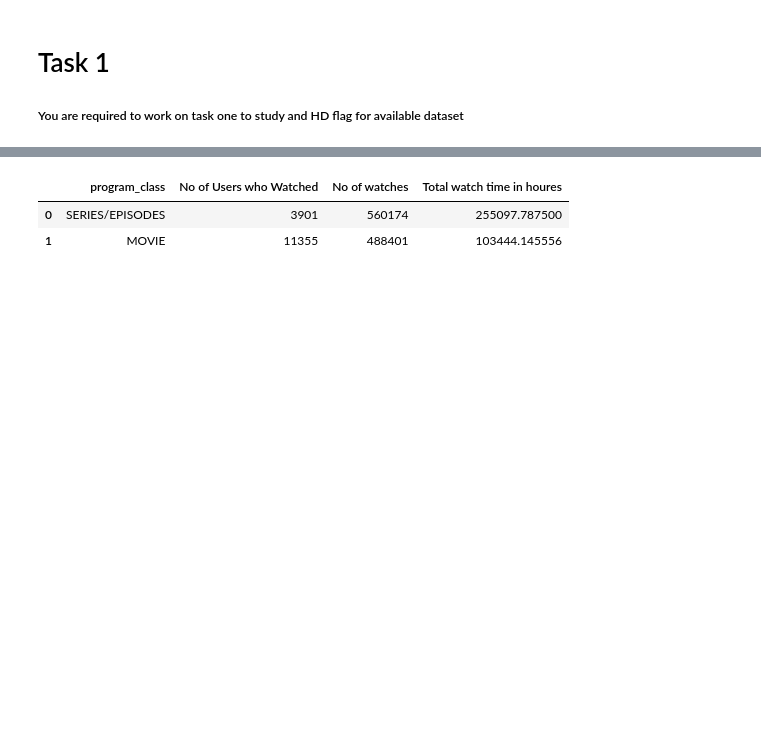
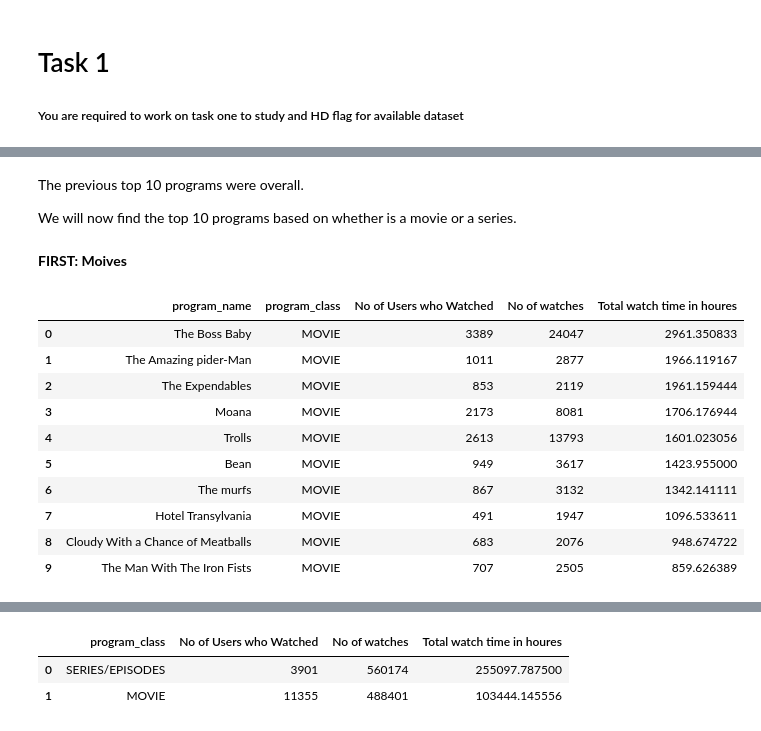
Before and after one commit to TMQ5/My_Projects, a Jupyter notebook: stc_TV_T1.ipynb, the cells around one changed output, grey strips where cells are left out. Cells and saved outputs as stored; diff of their text form; code cells hidden in the pictures; blank space fills up the shorter version.

```diff
--- a/stc_TV_T1.ipynb
+++ b/stc_TV_T1.ipynb
@@ -242,0 +311,21 @@ fig.show()
+# %% [markdown]
+The previous top 10 programs were overall.
+
+We will now find the top 10 programs based on whether is a movie or a series.
+# %% [markdown]
+**FIRST: Moives**
+# %%
+movie_class = grouped[grouped['program_class'] == 'MOVIE'].sort_values(by=['Total watch time in houres', 'No of watches', 'No of Users who Watched'], ascending=False).head(10)
+movie_class
+# %% [output]
+|  | program_name | program_class | No of Users who Watched | No of watches | Total watch time in houres |
+| 0 | The Boss Baby | MOVIE | 3389 | 24047 | 2961.350833 |
+| 1 | The Amazing pider-Man | MOVIE | 1011 | 2877 | 1966.119167 |
+| 2 | The Expendables | MOVIE | 853 | 2119 | 1961.159444 |
+| 3 | Moana | MOVIE | 2173 | 8081 | 1706.176944 |
+| 4 | Trolls | MOVIE | 2613 | 13793 | 1601.023056 |
+| 5 | Bean | MOVIE | 949 | 3617 | 1423.955000 |
+| 6 | The murfs | MOVIE | 867 | 3132 | 1342.141111 |
+| 7 | Hotel Transylvania | MOVIE | 491 | 1947 | 1096.533611 |
+| 8 | Cloudy With a Chance of Meatballs | MOVIE | 683 | 2076 | 948.674722 |
+| 9 | The Man With The Iron Fists | MOVIE | 707 | 2505 | 859.626389 |
```
Also changed, not shown: parts of 29 cells of this notebook.
